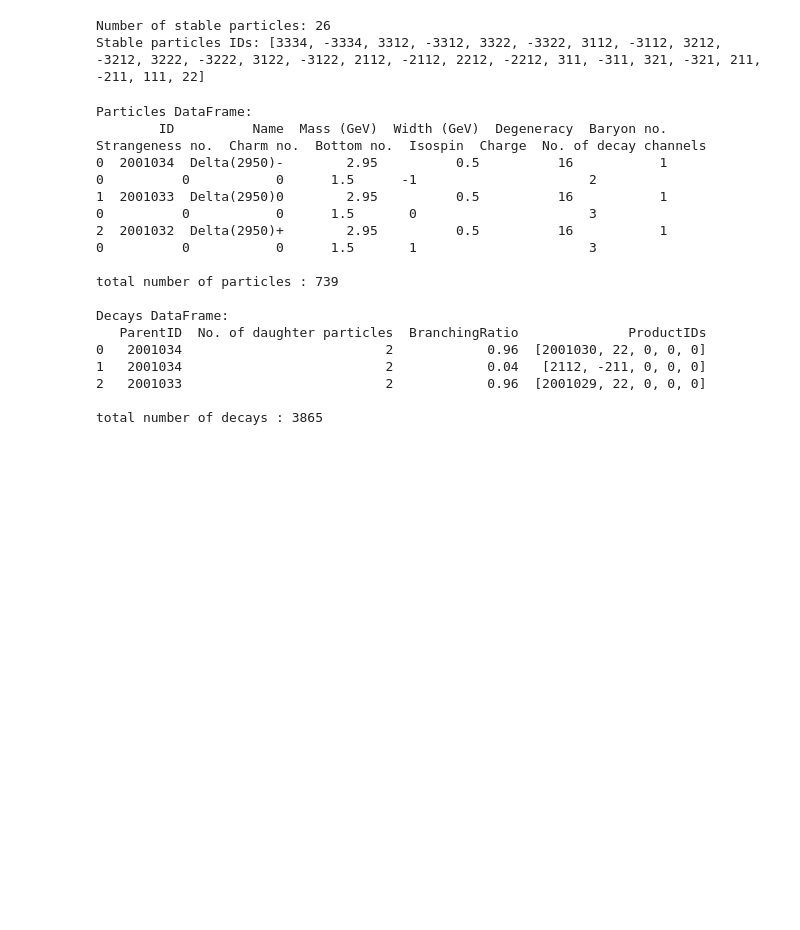
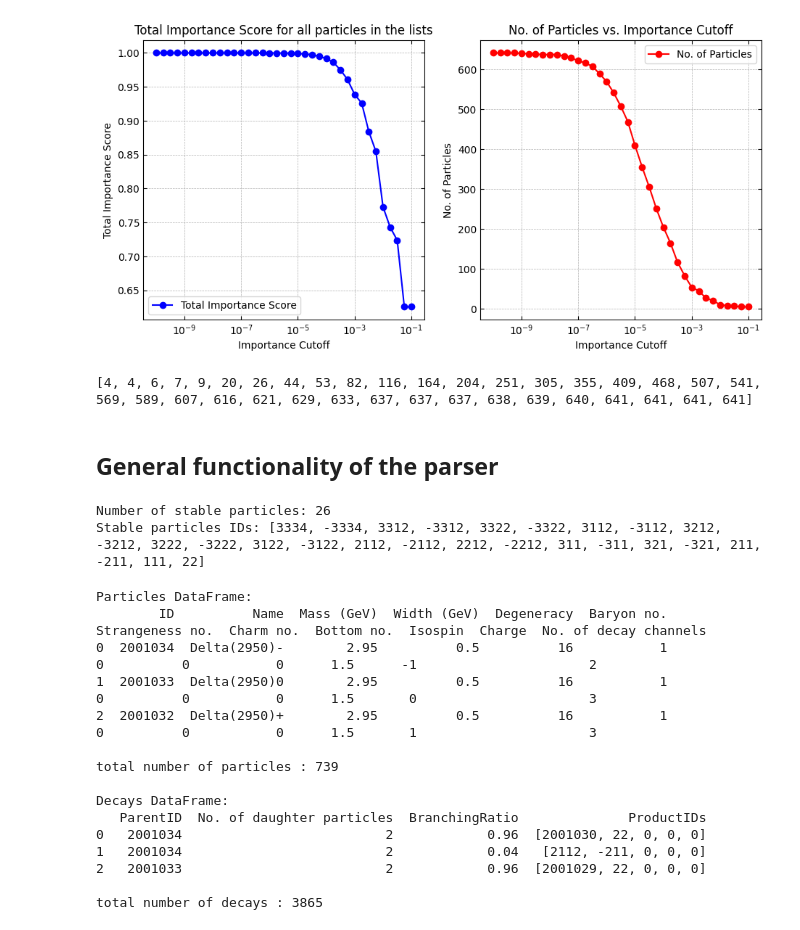
Before and after one commit to Claitos/FastResoParser, a Jupyter notebook: study.ipynb, the cells around one changed output. Cells and saved outputs as stored; diff of their text form; code cells hidden in the pictures; blank space fills up the shorter version.

```diff
--- a/study.ipynb
+++ b/study.ipynb
@@ -34,3 +34,36 @@ plt.plot(cuts, total_scores)
+# %%
+fig, ax = plt.subplots(1,2, figsize=(11, 5))
+ax[0].plot(cuts, total_scores, marker='o', linestyle='-', color='b', label='Total Importance Score')
+ax[0].set_xscale('log')
+#ax[0].set_yscale('log')
+ax[0].set_xlabel('Importance Cutoff')
+ax[0].set_ylabel('Total Importance Score')
+ax[0].set_title('Total Importance Score for all particles in the lists')
+ax[0].tick_params(axis='both', top=True, right=True, direction='in')
+ax[0].grid(True, which='both', linestyle='--', linewidth=0.5)
+ax[0].legend()
+
+ax[1].plot(cuts, no_of_particles, marker='o', linestyle='-', color='r', label='No. of Particles')
+ax[1].set_xscale('log')
+#ax[1].set_yscale('log')
+ax[1].set_xlabel('Importance Cutoff')
+ax[1].set_ylabel('No. of Particles')
+ax[1].set_title('No. of Particles vs. Importance Cutoff')
+ax[1].tick_params(axis='both', top=True, right=True, direction='in')
+ax[1].grid(True, which='both', linestyle='--', linewidth=0.5)
+ax[1].legend()
+
+fig.savefig("Plots/importance_cutoff_study.png", dpi=300, bbox_inches='tight')
+# %% [output]
+[figure, added]
+# %%
+#print(no_of_particles)
+test_list = [4, 4, 6, 7, 9, 20, 26, 44, 53, 82, 116, 164, 204, 251, 305, 355, 409, 468, 507, 541, 569, 589, 607, 616, 621, 629, 633, 637, 637, 637, 638, 639, 640, 641, 641, 641, 641]
+print(test_list)
+# %% [output]
+[4, 4, 6, 7, 9, 20, 26, 44, 53, 82, 116, 164, 204, 251, 305, 355, 409, 468, 507, 541, 569, 589, 607, 616, 621, 629, 633, 637, 637, 637, 638, 639, 640, 641, 641, 641, 641]
+# %% [markdown]
+## General functionality of the parser
 # %%
 # Path to your file
 file_path = "decays_PDG2016Plus_massorder_original.dat"
```
Also changed, not shown: parts of 8 cells of this notebook, 2 other files.
